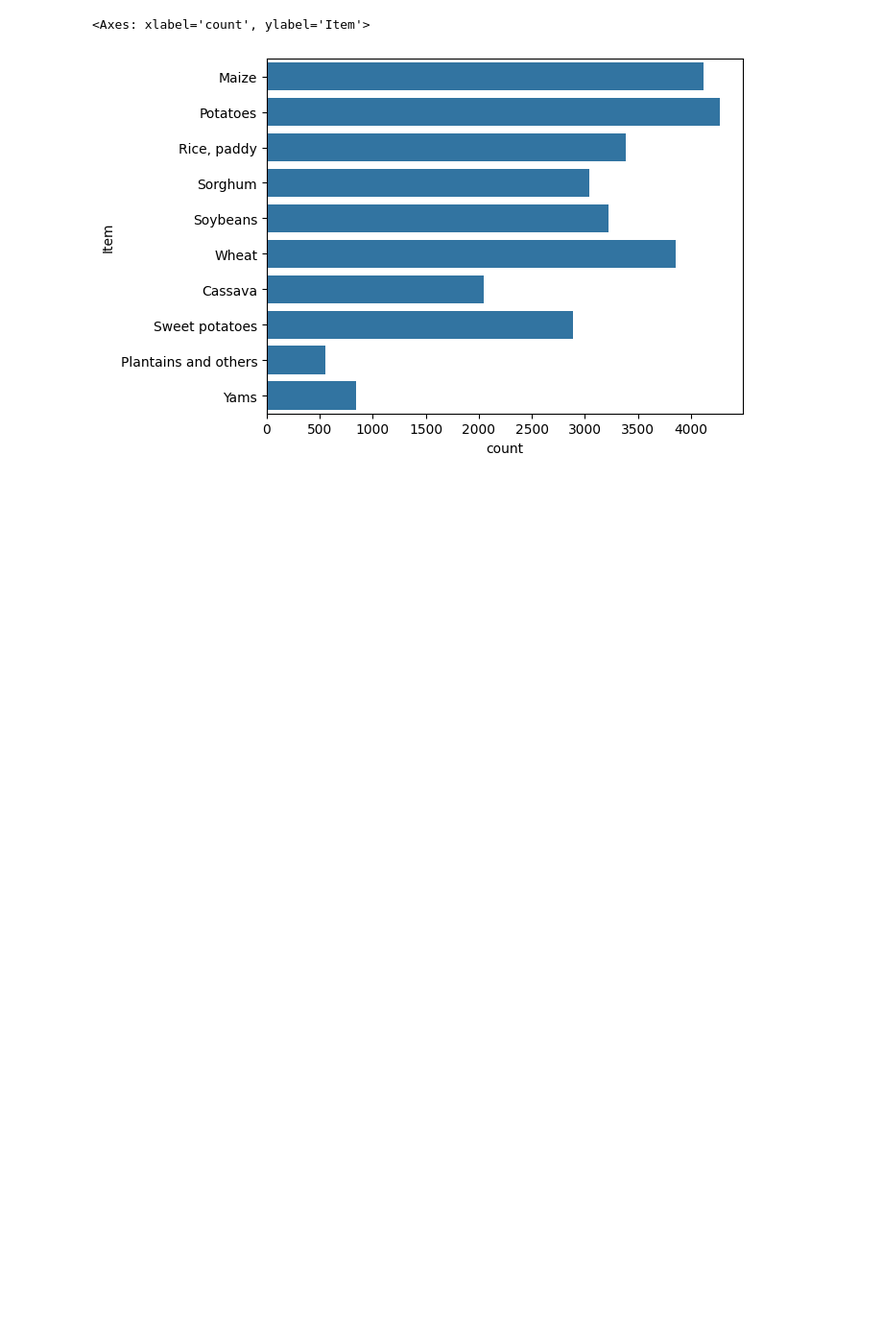
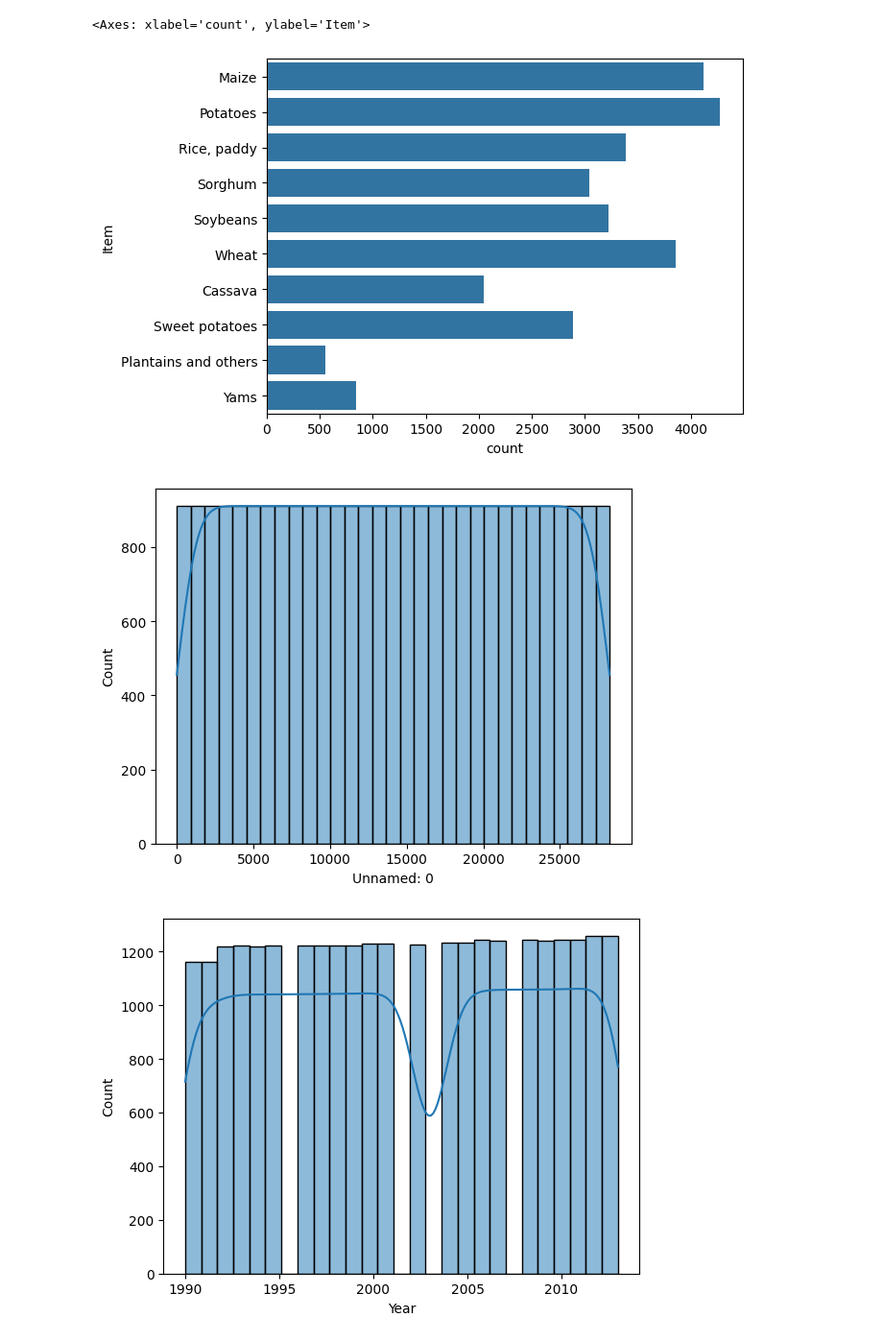
Before and after one commit to mar-sv/advanced-data-datamining, a Jupyter notebook: project.ipynb, the cells around one changed output. Shown at 96% size. Cells and saved outputs as stored; diff of their text form; code cells hidden in the pictures; blank space fills up the shorter version.

```diff
--- a/project.ipynb
+++ b/project.ipynb
@@ -60,0 +59,8 @@ C:\Github\applied_AI\advanced_data_minin\advanced_data_mining_project\project.ip
+# %%
+for col in df:
+    if df[col].dtype != 'O':
+        sns.histplot(df[col],kde=True)
+        plt.show()
+# %% [output]
+[figure, added]
+[figure, added]
```
Also changed, not shown: parts of 9 cells of this notebook.
